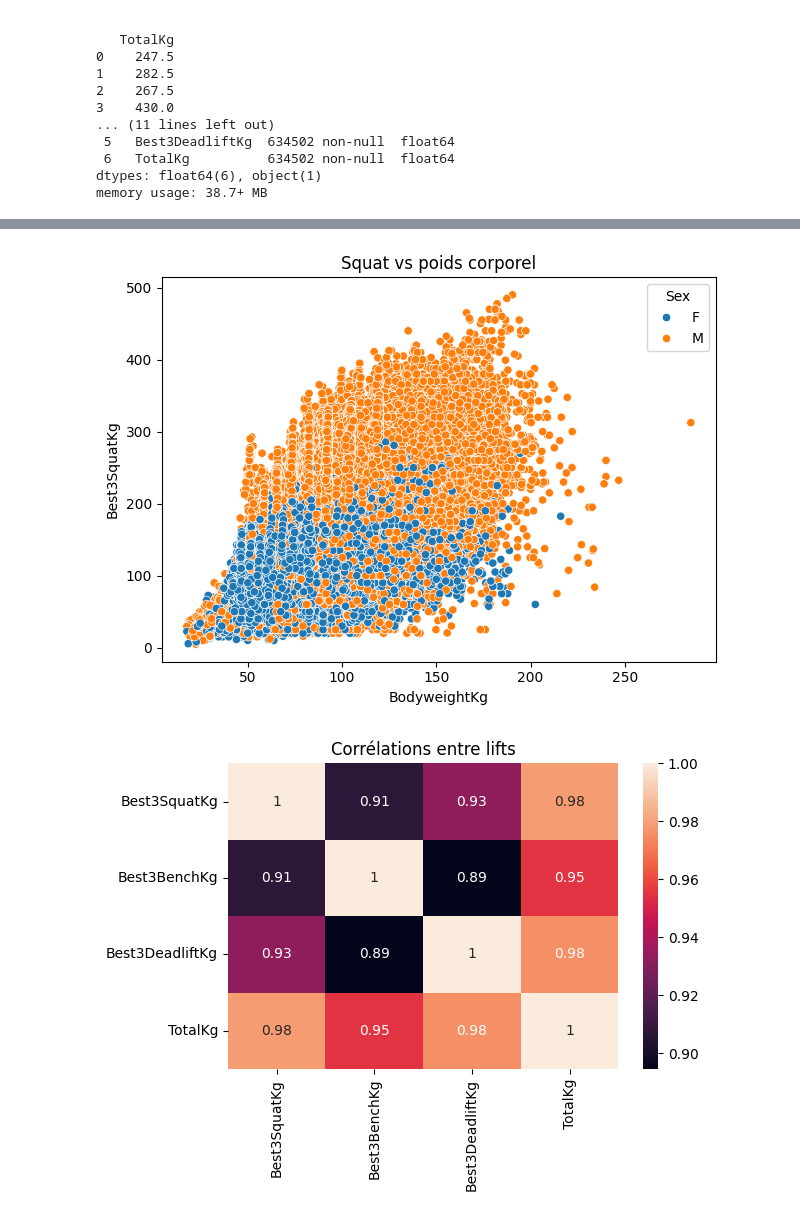
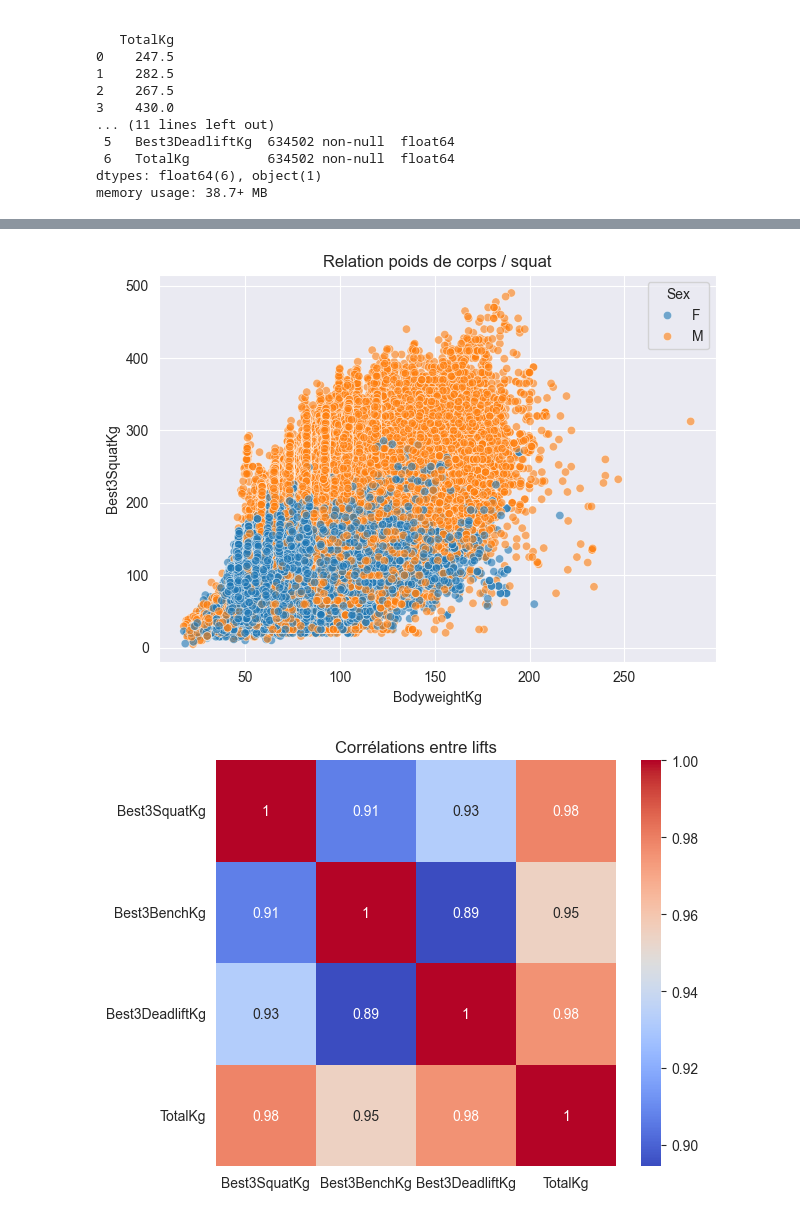
Before and after one commit to BornetFloryan/LifterLens, a Jupyter notebook: projet.ipynb, the cells around one changed output, grey strips where cells are left out. Saved outputs shown, nothing was run; the diff lists cells and outputs as text; code cells hidden in the pictures.

```diff
--- a/projet.ipynb
+++ b/projet.ipynb
@@ -104,16 +114,16 @@ plt.show()
 # %%
-sns.scatterplot(data=df_copy, x="BodyweightKg", y="Best3SquatKg", hue="Sex")
-plt.title("Squat vs poids corporel")
+sns.scatterplot(data=df_copy, x="BodyweightKg", y="Best3SquatKg", hue="Sex", alpha=0.6)
+plt.title("Relation poids de corps / squat")
 plt.tight_layout()
 plt.show()
 # %% [output]
-[figure, old version]
+[figure, new version]
 # %%
 num_cols = ["Best3SquatKg", "Best3BenchKg", "Best3DeadliftKg", "TotalKg"]
 
-sns.heatmap(df_copy[num_cols].corr(), annot=True)
+sns.heatmap(df_copy[num_cols].corr(), annot=True, cmap="coolwarm")
 plt.title("Corrélations entre lifts")
 plt.tight_layout()
 plt.show()
 # %% [output]
-[figure, old version]
+[figure, new version]
```
Also changed, not shown: parts of 36 cells of this notebook, 1 other file.
